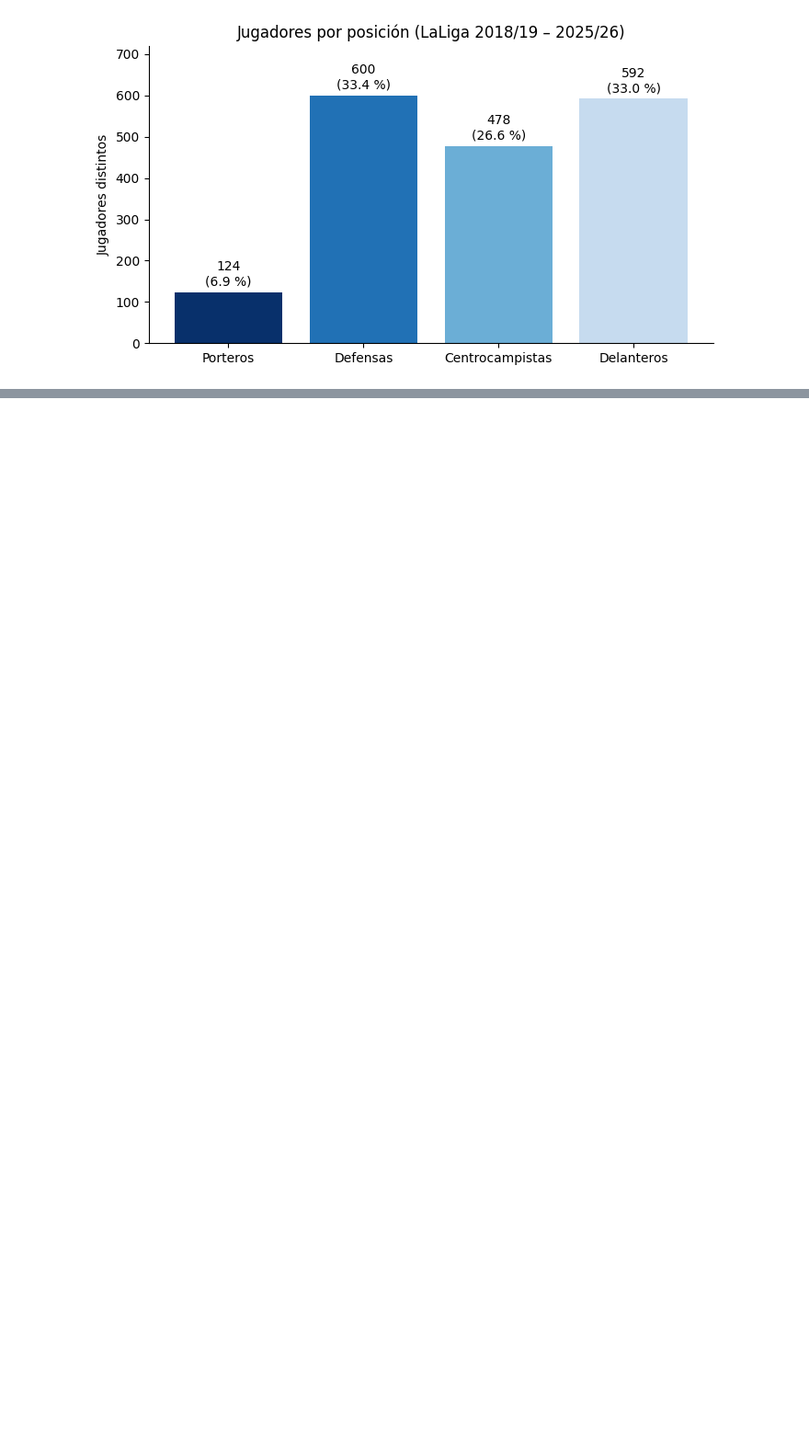
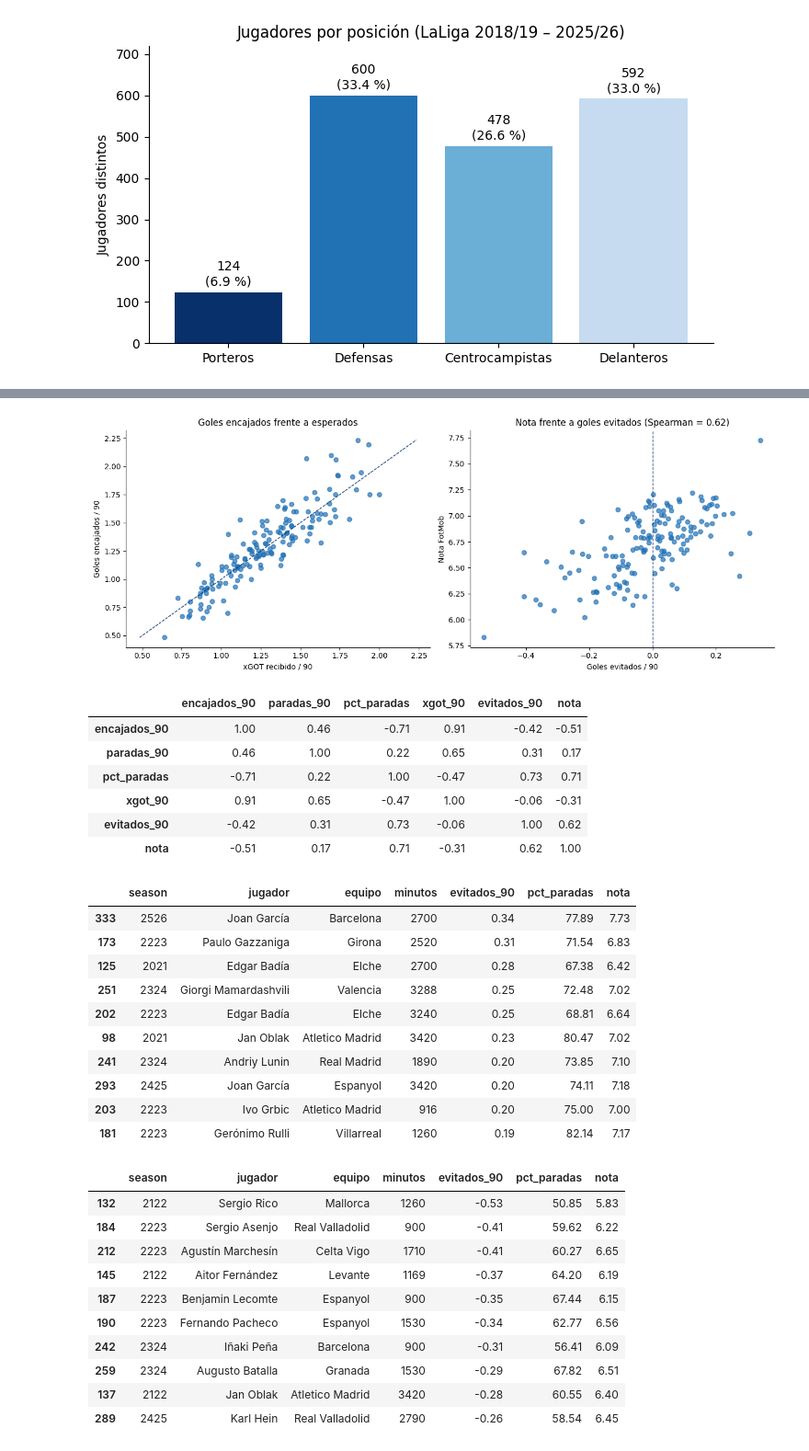
Before and after one commit to rukeror/TFG, a Jupyter notebook: EDA.ipynb, the cells around one changed output, grey strips where cells are left out. Shown at 92% size. Cells and saved outputs as stored; diff of their text form; code cells hidden in the pictures; blank space fills up the shorter version.

```diff
--- a/EDA.ipynb
+++ b/EDA.ipynb
@@ -86,0 +365,62 @@ plt.show()
+# %%
+x = gt.dropna(subset=["xgot_90"])
+
+fig, (ax1, ax2) = plt.subplots(1, 2, figsize=(13, 5))
+
+# xGOT recibido frente a goles encajados: por debajo de la diagonal, para más de lo esperado
+ax1.scatter(x.xgot_90, x.encajados_90, color=AZULES[1], alpha=0.7)
+lim = [x[["xgot_90", "encajados_90"]].min().min(), x[["xgot_90", "encajados_90"]].max().max()]
+ax1.plot(lim, lim, color=AZULES[0], ls="--", lw=1)
+ax1.set_xlabel("xGOT recibido / 90")
+ax1.set_ylabel("Goles encajados / 90")
+ax1.set_title("Goles encajados frente a esperados")
+
+# Qué valora la nota de FotMob en los porteros
+rho = x[["evitados_90", "nota"]].corr(method="spearman").iloc[0, 1]
+ax2.scatter(x.evitados_90, x.nota, color=AZULES[1], alpha=0.7)
+ax2.axvline(0, color=AZULES[0], ls="--", lw=1)
+ax2.set_xlabel("Goles evitados / 90")
+ax2.set_ylabel("Nota FotMob")
+ax2.set_title(f"Nota frente a goles evitados (Spearman = {rho:.2f})")
+
+fig.tight_layout()
+plt.show()
+
+# Correlaciones entre las variables de portero
+display(x[list(VARS_PLOT)].corr(method="spearman").round(2))
+
+# Comprobación de sentido común: mejores y peores por goles evitados
+cols = ["season", "jugador", "equipo", "minutos", "evitados_90", "pct_paradas", "nota"]
+display(x.nlargest(10, "evitados_90")[cols].round(2))
+display(x.nsmallest(10, "evitados_90")[cols].round(2))
+# %% [output]
+[figure, added]
+|  | encajados_90 | paradas_90 | pct_paradas | xgot_90 | evitados_90 | nota |
+| encajados_90 | 1.00 | 0.46 | -0.71 | 0.91 | -0.42 | -0.51 |
+| paradas_90 | 0.46 | 1.00 | 0.22 | 0.65 | 0.31 | 0.17 |
+| pct_paradas | -0.71 | 0.22 | 1.00 | -0.47 | 0.73 | 0.71 |
+| xgot_90 | 0.91 | 0.65 | -0.47 | 1.00 | -0.06 | -0.31 |
+| evitados_90 | -0.42 | 0.31 | 0.73 | -0.06 | 1.00 | 0.62 |
+| nota | -0.51 | 0.17 | 0.71 | -0.31 | 0.62 | 1.00 |
+|  | season | jugador | equipo | minutos | evitados_90 | pct_paradas | nota |
+| 333 | 2526 | Joan García | Barcelona | 2700 | 0.34 | 77.89 | 7.73 |
+| 173 | 2223 | Paulo Gazzaniga | Girona | 2520 | 0.31 | 71.54 | 6.83 |
+| 125 | 2021 | Edgar Badía | Elche | 2700 | 0.28 | 67.38 | 6.42 |
+| 251 | 2324 | Giorgi Mamardashvili | Valencia | 3288 | 0.25 | 72.48 | 7.02 |
+| 202 | 2223 | Edgar Badía | Elche | 3240 | 0.25 | 68.81 | 6.64 |
+| 98 | 2021 | Jan Oblak | Atletico Madrid | 3420 | 0.23 | 80.47 | 7.02 |
+| 241 | 2324 | Andriy Lunin | Real Madrid | 1890 | 0.20 | 73.85 | 7.10 |
+| 293 | 2425 | Joan García | Espanyol | 3420 | 0.20 | 74.11 | 7.18 |
+| 203 | 2223 | Ivo Grbic | Atletico Madrid | 916 | 0.20 | 75.00 | 7.00 |
+| 181 | 2223 | Gerónimo Rulli | Villarreal | 1260 | 0.19 | 82.14 | 7.17 |
+|  | season | jugador | equipo | minutos | evitados_90 | pct_paradas | nota |
+| 132 | 2122 | Sergio Rico | Mallorca | 1260 | -0.53 | 50.85 | 5.83 |
+| 184 | 2223 | Sergio Asenjo | Real Valladolid | 900 | -0.41 | 59.62 | 6.22 |
+| 212 | 2223 | Agustín Marchesín | Celta Vigo | 1710 | -0.41 | 60.27 | 6.65 |
+| 145 | 2122 | Aitor Fernández | Levante | 1169 | -0.37 | 64.20 | 6.19 |
+| 187 | 2223 | Benjamin Lecomte | Espanyol | 900 | -0.35 | 67.44 | 6.15 |
+| 190 | 2223 | Fernando Pacheco | Espanyol | 1530 | -0.34 | 62.77 | 6.56 |
+| 242 | 2324 | Iñaki Peña | Barcelona | 900 | -0.31 | 56.41 | 6.09 |
+| 259 | 2324 | Augusto Batalla | Granada | 1530 | -0.29 | 67.82 | 6.51 |
+| 137 | 2122 | Jan Oblak | Atletico Madrid | 3420 | -0.28 | 60.55 | 6.40 |
+| 289 | 2425 | Karl Hein | Real Valladolid | 2790 | -0.26 | 58.54 | 6.45 |
```
Also changed, not shown: parts of 15 cells of this notebook.
